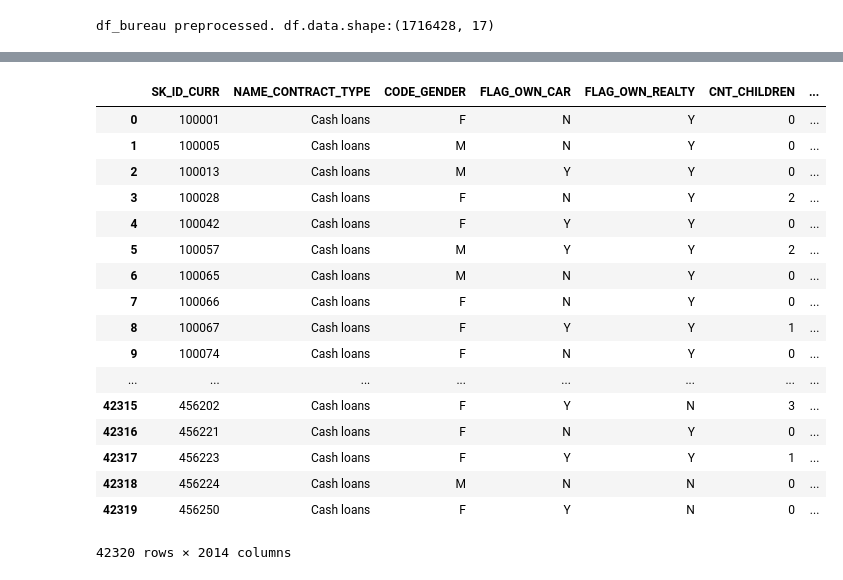
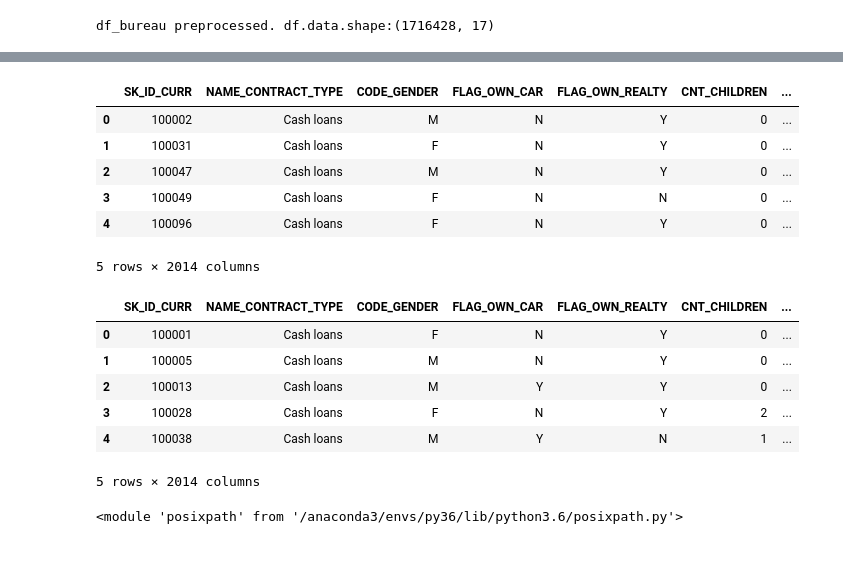
Before and after one commit to Edwardp17/home_credit, a Jupyter notebook: src/manual_fe.ipynb, the cells around one changed output, grey strips where cells are left out. Drawn from its saved outputs; the diff is of its cells as text; code cells hidden in the pictures.

```diff
--- a/src/manual_fe.ipynb
+++ b/src/manual_fe.ipynb
@@ -95,21 +72,27 @@ pre.df_application_train_features
 # %%
-pd.merge(pre.df_application_train_features,pre.df_bureau_features, on='SK_ID_CURR')
+train_features = pd.merge(pre.df_application_train_features,pre.df_bureau_features, on='SK_ID_CURR', how='left')
+train_features.head()
 # %% [output]
 |  | SK_ID_CURR | NAME_CONTRACT_TYPE | CODE_GENDER | FLAG_OWN_CAR | FLAG_OWN_REALTY | CNT_CHILDREN | ... |
-| 0 | 100001 | Cash loans | F | N | Y | 0 | ... |
-| 1 | 100005 | Cash loans | M | N | Y | 0 | ... |
-| 2 | 100013 | Cash loans | M | Y | Y | 0 | ... |
-| 3 | 100028 | Cash loans | F | N | Y | 2 | ... |
-| 4 | 100042 | Cash loans | F | Y | Y | 0 | ... |
-| 5 | 100057 | Cash loans | M | Y | Y | 2 | ... |
-| 6 | 100065 | Cash loans | M | N | Y | 0 | ... |
-| 7 | 100066 | Cash loans | F | N | Y | 0 | ... |
-| 8 | 100067 | Cash loans | F | Y | Y | 1 | ... |
-| 9 | 100074 | Cash loans | F | N | Y | 0 | ... |
-| ... | ... | ... | ... | ... | ... | ... | ... |
-| 42315 | 456202 | Cash loans | F | Y | N | 3 | ... |
-| 42316 | 456221 | Cash loans | F | N | Y | 0 | ... |
-| 42317 | 456223 | Cash loans | F | Y | Y | 1 | ... |
-| 42318 | 456224 | Cash loans | M | N | N | 0 | ... |
-| 42319 | 456250 | Cash loans | F | Y | N | 0 | ... |
+| 0 | 100002 | Cash loans | M | N | Y | 0 | ... |
+| 1 | 100031 | Cash loans | F | N | Y | 0 | ... |
+| 2 | 100047 | Cash loans | M | N | Y | 0 | ... |
+| 3 | 100049 | Cash loans | F | N | N | 0 | ... |
+| 4 | 100096 | Cash loans | F | N | Y | 0 | ... |
-42320 rows × 2014 columns
+5 rows × 2014 columns
+# %%
+test_features = pd.merge(pre.df_application_test_features, pre.df_bureau_features, on='SK_ID_CURR',how='left')
+test_features.head()
+# %% [output]
+|  | SK_ID_CURR | NAME_CONTRACT_TYPE | CODE_GENDER | FLAG_OWN_CAR | FLAG_OWN_REALTY | CNT_CHILDREN | ... |
+| 0 | 100001 | Cash loans | F | N | Y | 0 | ... |
+| 1 | 100005 | Cash loans | M | N | Y | 0 | ... |
+| 2 | 100013 | Cash loans | M | Y | Y | 0 | ... |
+| 3 | 100028 | Cash loans | F | N | Y | 2 | ... |
+| 4 | 100038 | Cash loans | M | Y | N | 1 | ... |
+5 rows × 2014 columns
+# %%
+import os
+os.path
+# %% [output]
+<module 'posixpath' from '/anaconda3/envs/py36/lib/python3.6/posixpath.py'>
```
Also changed, not shown: parts of 6 cells of this notebook, 2 other files.
